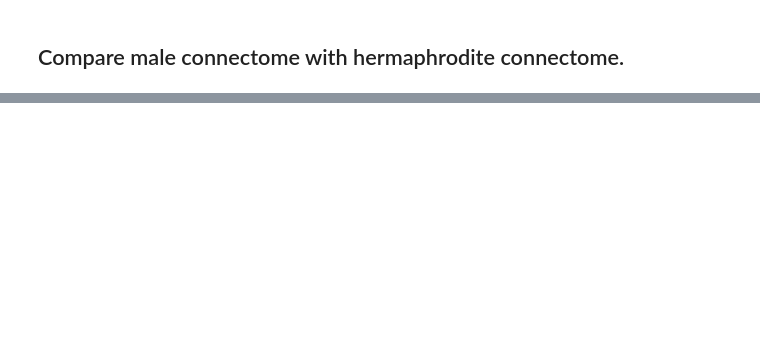
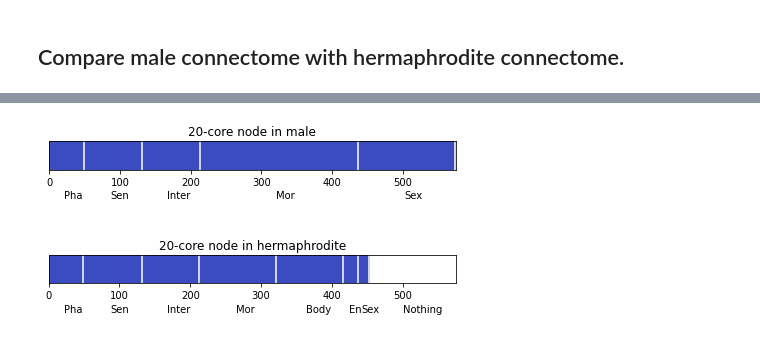
Before and after one commit to Astrocytes120/Graduaion, a Jupyter notebook: C. elegans connectome analysis.ipynb, the cells around one changed output, grey strips where cells are left out. Drawn from its saved outputs; the diff is of its cells as text; code cells hidden in the pictures; blank space fills up the shorter version.

```diff
--- a/C. elegans connectome analysis.ipynb
+++ b/C. elegans connectome analysis.ipynb
@@ -904,7 +951,7 @@ ax.set_title('Male 18-core graph',fontsize=25)
 graph,nodes=draw_net(k_net_male,names.tolist())
 
 #nx.draw(graph,node_color=color_state[nodes].tolist(), with_labels=True)
-pos=nx.spring_layout(graph)
+pos=nx.layout.kamada_kawai_layout(graph)
 
 nx.draw_networkx_nodes(graph,pos,node_color=color_state[nodes].tolist())
 
@@ -1203,0 +1218,65 @@ HTML(ani.to_html5_video())
+# %%
+import numpy as np
+import matplotlib.pyplot as plt
+from matplotlib import animation,rc
+from IPython.display import HTML
+%matplotlib inline
+
+
+def state(A,frame):
+    state=kcore_net(A,frame)
+    state=((np.sum(state,axis=0)+np.sum(state,axis=1))>0)*255
+    state=np.array([state]*40)
+    return state
+
+fig = plt.figure()
+ax1 = plt.subplot(2,1,1)
+ax2 = plt.subplot(2,1,2)
+
+ax2.set_xlim(0,len(state(Ad_un,0)[0]))
+
+ax1.axes.get_yaxis().set_visible(False)
+ax2.axes.get_yaxis().set_visible(False)
+
+txt_title1 = ax1.set_title('')
+txt_title2 = ax2.set_title('')
+lm1 = ax1.imshow(state(Ad_un,0),animated=True,cmap=plt.cm.coolwarm,interpolation="none")
+lm2 = ax2.imshow(state(Ad_her_un,0),animated=True,cmap=plt.cm.coolwarm,interpolation="none")
+
+portion=0
+Agg=["Pha","Sen", "Inter", "Mor","Sex"]
+for idx,pos in enumerate(male_img_dic):
+    ax1.axvline(x=male_img_dic[pos],color='white')
+    ax1.text(int((portion+male_img_dic[pos])/2-len(Agg[idx])),80,Agg[idx])
+    portion=male_img_dic[pos]
+
+portion=0
+Agg=["Pha","Sen", "Inter", "Mor","Body","En","Sex"]
+for idx, pos in enumerate(her_img_dic):
+    ax2.axvline(x=her_img_dic[pos],color='white')
+    ax2.text(int((portion+her_img_dic[pos])/2-len(Agg[idx])),80,Agg[idx])
+    portion=her_img_dic[pos]
+ax2.text(500,80,"Nothing")
+
+plt.tight_layout()
+
+def update_fig(frame):
+    global state, count
+
+
+    txt_title1.set_text(str(frame+1)+"-core node in male")
+    lm1.set_array(state(Ad_un,frame+1))
+
+    txt_title2.set_text(str(frame+1)+"-core node in hermaphrodite")
+    lm2.set_array(state(Ad_her_un,frame+1))
+
+    return fig,
+
+ani = animation.FuncAnimation(fig, update_fig, #update_fig: 다음 step에 적용할 함수.
+                              frames=20, #전체 이미지 수. 즉, 몇 step을 할 것인가?
+                              interval=600, #이미지 간 간격. 즉, 한 step간의 시간 간격은? [msec]
+                              blit=True) #optimizer 사용유무.
+
+#ani.save('test.gif')
+# %% [output]
+[figure, added]
```
Also changed, not shown: parts of 24 cells of this notebook, 2 other files.
